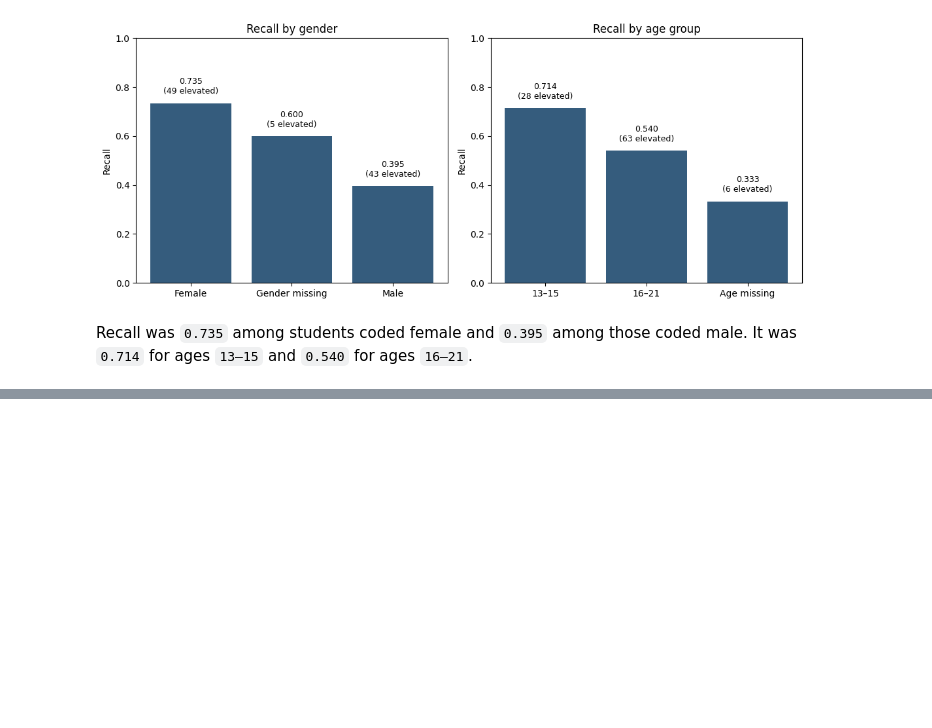
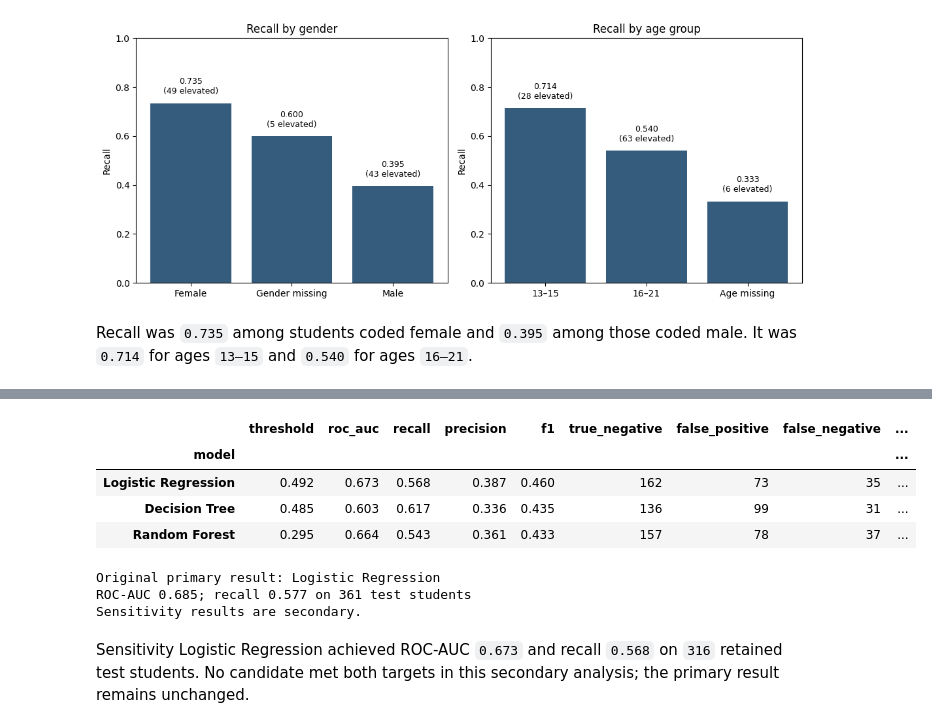
Before and after one commit to N-umwali/SchoolCare-Screening-Priority, a Jupyter notebook: student_screening.ipynb, the cells around one changed output, grey strips where cells are left out. Saved outputs shown, nothing was run; the diff lists cells and outputs as text; code cells hidden in the pictures; blank space fills up the shorter version.

Commit message:
Completed Step 7 that checks how model results change after excluding failed attention checks

```diff
--- a/student_screening.ipynb
+++ b/student_screening.ipynb
@@ -1553,0 +1557,9 @@ Recall was `0.735` among students coded female and `0.395` among those coded mal
+# %%
+# Identify exclusions without using GAD_Check as a model input.
+failed_attention = (
+    eligible["GAD_Check"].notna()
+    & eligible["GAD_Check"].ne(0)
+)
+
+assert int(failed_attention.sum()) == 188
+assert int(eligible["GAD_Check"].isna().sum()) == 181
@@ -1553,0 +1703,58 @@ Recall was `0.735` among students coded female and `0.395` among those coded mal
+# %%
+sensitivity_test_rows = []
+
+for name, estimator in models.items():
+    pipeline = Pipeline([
+        ("prepare", clone(preprocessor)),
+        ("model", clone(estimator))
+    ])
+    pipeline.fit(X_train_s, y_train_s)
+
+    probability = pipeline.predict_proba(X_test_s)[:, 1]
+    threshold = sensitivity_thresholds[name]
+    predicted = (probability >= threshold).astype(int)
+
+    tn, fp, fn, tp = confusion_matrix(
+        y_test_s, predicted, labels=[0, 1]
+    ).ravel()
+
+    sensitivity_test_rows.append({
+        "model": name,
+        "threshold": threshold,
+        "roc_auc": roc_auc_score(y_test_s, probability),
+        "recall": recall_score(y_test_s, predicted),
+        "precision": precision_score(
+            y_test_s, predicted, zero_division=0
+        ),
+        "f1": f1_score(
+            y_test_s, predicted, zero_division=0
+        ),
+        "true_negative": int(tn),
+        "false_positive": int(fp),
+        "false_negative": int(fn),
+        "true_positive": int(tp)
+    })
+
+sensitivity_test = pd.DataFrame(
+    sensitivity_test_rows
+).set_index("model")
+
+display(sensitivity_test.round(3))
+sensitivity_test.to_csv(
+    REPORTS / "step7_sensitivity_test.csv"
+)
+
+print("Original primary result: Logistic Regression")
+print("ROC-AUC 0.685; recall 0.577 on 361 test students")
+print("Sensitivity results are secondary.")
+# %% [output]
+|  | threshold | roc_auc | recall | precision | f1 | true_negative | false_positive | false_negative | ... |
+| model |  |  |  |  |  |  |  |  | ... |
+| Logistic Regression | 0.492 | 0.673 | 0.568 | 0.387 | 0.460 | 162 | 73 | 35 | ... |
+| Decision Tree | 0.485 | 0.603 | 0.617 | 0.336 | 0.435 | 136 | 99 | 31 | ... |
+| Random Forest | 0.295 | 0.664 | 0.543 | 0.361 | 0.433 | 157 | 78 | 37 | ... |
+Original primary result: Logistic Regression
+ROC-AUC 0.685; recall 0.577 on 361 test students
+Sensitivity results are secondary.
+# %% [markdown]
+Sensitivity Logistic Regression achieved ROC-AUC `0.673` and recall `0.568` on `316` retained test students. No candidate met both targets in this secondary analysis; the primary result remains unchanged.
```
Also changed, not shown: parts of 7 cells of this notebook.
